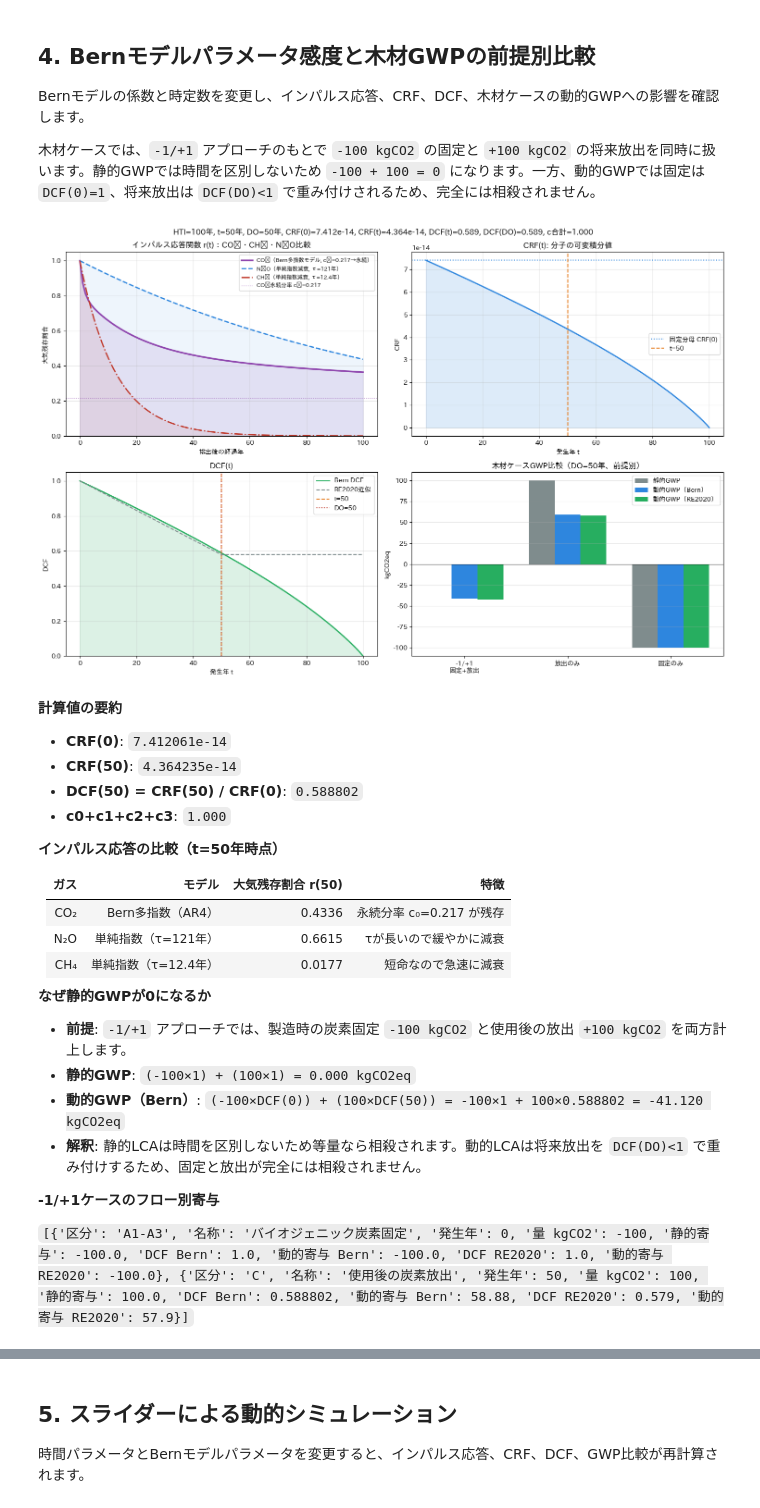
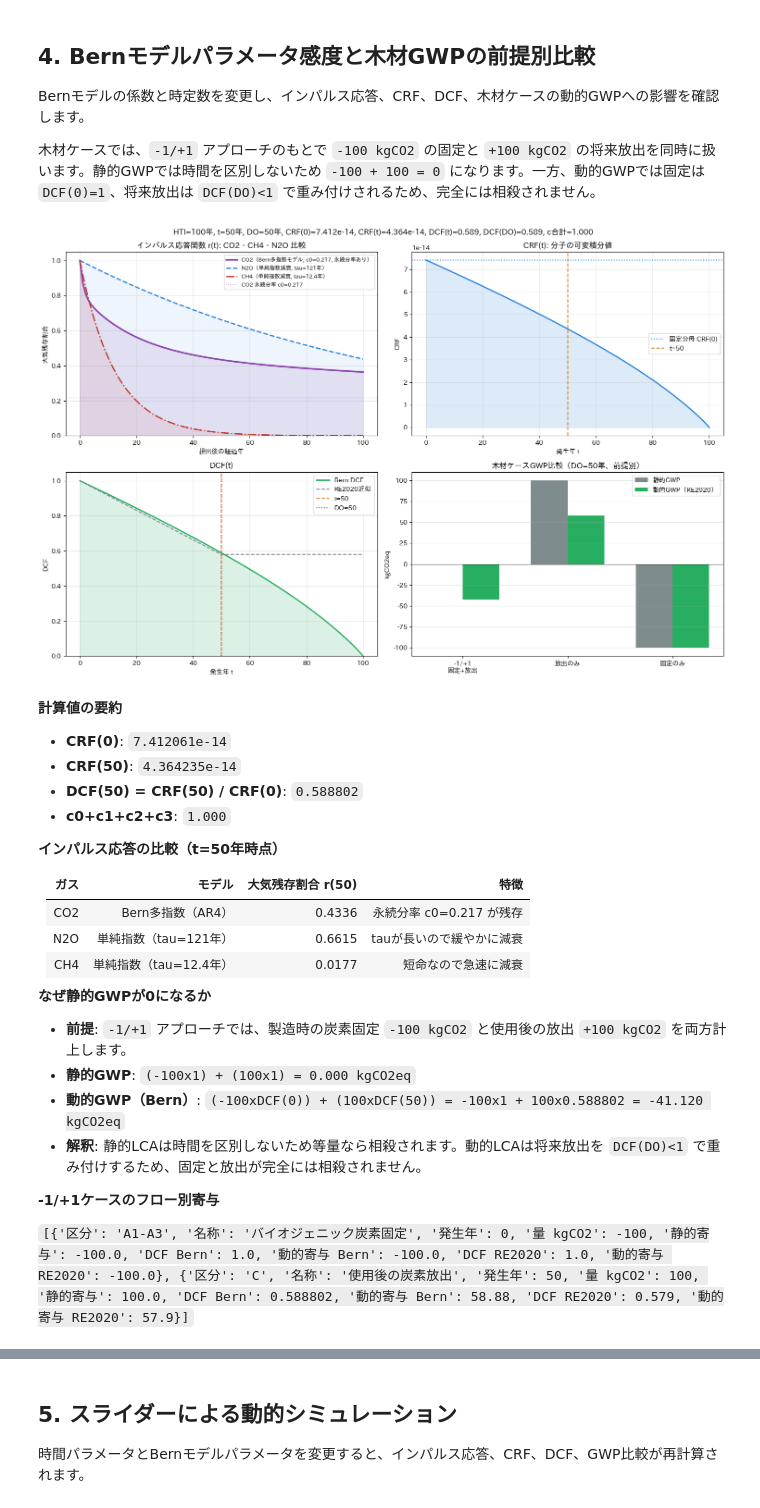
Before and after one commit to koji-lca/dynamic_lca_simulation, a Jupyter notebook: notebooks/dynamic_lca_visualization.ipynb, the cells around one changed output, grey strips where cells are left out. Cells and saved outputs as stored; diff of their text form; code cells hidden in the pictures.

```diff
--- a/notebooks/dynamic_lca_visualization.ipynb
+++ b/notebooks/dynamic_lca_visualization.ipynb
@@ -284,17 +436,17 @@ def simulate_bern_sensitivity(
 
     # --- axes[0,0]: インパルス応答 CO2 / CH4 / N2O 比較 ---
     axes[0, 0].plot(years, co2_response, color="#8e44ad", linewidth=2.5,
-                    label=f"CO₂（Bern多指数モデル, c₀={c0:.3f}→永続）")
+                    label=f"CO2（Bern多指数モデル, c0={c0:.3f}, 永続分率あり）")
     axes[0, 0].fill_between(years, co2_response, color="#8e44ad", alpha=0.12)
     axes[0, 0].plot(years, n2o_response, color="#2e86de", linewidth=2, linestyle="--",
-                    label="N₂O（単純指数減衰, τ=121年）")
+                    label="N2O（単純指数減衰, tau=121年）")
     axes[0, 0].fill_between(years, n2o_response, color="#2e86de", alpha=0.08)
     axes[0, 0].plot(years, ch4_response, color="#c0392b", linewidth=2, linestyle="-.",
-                    label="CH₄（単純指数減衰, τ=12.4年）")
+                    label="CH4（単純指数減衰, tau=12.4年）")
     axes[0, 0].fill_between(years, ch4_response, color="#c0392b", alpha=0.08)
     axes[0, 0].axhline(c0, color="#8e44ad", linestyle=":", linewidth=1, alpha=0.6,
-                       label=f"CO₂永続分率 c₀={c0:.3f}")
-    axes[0, 0].set_title("インパルス応答関数 r(t)：CO₂・CH₄・N₂O比較")
+                       label=f"CO2 永続分率 c0={c0:.3f}")
+    axes[0, 0].set_title("インパルス応答関数 r(t): CO2・CH4・N2O 比較")
     axes[0, 0].set_xlabel("排出後の経過年")
     axes[0, 0].set_ylabel("大気残存割合")
     axes[0, 0].set_ylim(0, 1.05)
@@ -323,19 +475,20 @@ def simulate_bern_sensitivity(
     axes[1, 0].grid(True, alpha=0.3)
     axes[1, 0].legend()
 
+    # --- axes[1,1]: 木材ケースGWP比較（静的GWP と RE2020動的GWPのみ）---
     x_labels = list(scenario_results.keys())
-    x_positions = range(len(x_labels))
-    width = 0.25
-    static_values = [scenario_results[name]["静的GWP"] for name in x_labels]
-    bern_values = [scenario_results[name]["動的GWP（Bern）"] for name in x_labels]
-    re2020_values = [scenario_results[name]["動的GWP（RE2020）"] for name in x_labels]
-    axes[1, 1].bar([x - width for x in x_positions], static_values, width=width, label="静的GWP", color="#7f8c8d")
-    axes[1, 1].bar(x_positions, bern_values, width=width, label="動的GWP（Bern）", color="#2e86de")
-    axes[1, 1].bar([x + width for x in x_positions], re2020_values, width=width, label="動的GWP（RE2020）", color="#27ae60")
+    x_positions = list(range(len(x_labels)))
+    width = 0.35
+    static_values  = [scenario_results[name]["静的GWP"]        for name in x_labels]
+    re2020_values  = [scenario_results[name]["動的GWP（RE2020）"] for name in x_labels]
+    axes[1, 1].bar([x - width / 2 for x in x_positions], static_values,
+                   width=width, label="静的GWP", color="#7f8c8d")
+    axes[1, 1].bar([x + width / 2 for x in x_positions], re2020_values,
+                   width=width, label="動的GWP（RE2020）", color="#27ae60")
     axes[1, 1].axhline(0, color="black", linewidth=0.8)
     axes[1, 1].set_title(f"木材ケースGWP比較（DO={do}年、前提別）")
     axes[1, 1].set_ylabel("kgCO2eq")
-    axes[1, 1].set_xticks(list(x_positions))
+    axes[1, 1].set_xticks(x_positions)
     axes[1, 1].set_xticklabels(x_labels)
     axes[1, 1].grid(True, axis="y", alpha=0.3)
     axes[1, 1].legend()
@@ -350,39 +503,39 @@ def simulate_bern_sensitivity(
     plt.tight_layout()
     plt.show()
 
-    static_formula = " + ".join([f"({flow.amount:.0f}×{flow.gwp:.0f})" for flow in base_flows])
-    dynamic_formula = f"(-100×DCF(0)) + (100×DCF({do})) = -100×1 + 100×{do_dcf:.6f}"
+    static_formula = " + ".join([f"({flow.amount:.0f}x{flow.gwp:.0f})" for flow in base_flows])
+    dynamic_formula = f"(-100xDCF(0)) + (100xDCF({do})) = -100x1 + 100x{do_dcf:.6f}"
     display(Markdown(f"""
 **計算値の要約**
 
 - **CRF(0)**: `{reference_crf:.6e}`
 - **CRF({t})**: `{selected_crf:.6e}`
 - **DCF({t}) = CRF({t}) / CRF(0)**: `{selected_dcf:.6f}`
 - **c0+c1+c2+c3**: `{coefficient_sum:.3f}`
 
 **インパルス応答の比較（t={t}年時点）**
 
 | ガス | モデル | 大気残存割合 r({t}) | 特徴 |
 |------|--------|-------------------|------|
-| CO₂ | Bern多指数（AR4） | {co2_response[min(t, hti)]:.4f} | 永続分率 c₀={c0:.3f} が残存 |
-| N₂O | 単純指数（τ=121年） | {n2o_at_t:.4f} | τが長いので緩やかに減衰 |
-| CH₄ | 単純指数（τ=12.4年） | {ch4_at_t:.4f} | 短命なので急速に減衰 |
+| CO2 | Bern多指数（AR4） | {co2_response[min(t, hti)]:.4f} | 永続分率 c0={c0:.3f} が残存 |
+| N2O | 単純指数（tau=121年） | {n2o_at_t:.4f} | tauが長いので緩やかに減衰 |
+| CH4 | 単純指数（tau=12.4年） | {ch4_at_t:.4f} | 短命なので急速に減衰 |
 
 **なぜ静的GWPが0になるか**
 
 - **前提**: `-1/+1` アプローチでは、製造時の炭素固定 `-100 kgCO2` と使用後の放出 `+100 kgCO2` を両方計上します。
 - **静的GWP**: `{static_formula} = {base_results['静的GWP']:.3f} kgCO2eq`
 - **動的GWP（Bern）**: `{dynamic_formula} = {base_results['動的GWP（Bern）']:.3f} kgCO2eq`
 - **解釈**: 静的LCAは時間を区別しないため等量なら相殺されます。動的LCAは将来放出を `DCF(DO)<1` で重み付けするため、固定と放出が完全には相殺されません。
 
 **-1/+1ケースのフロー別寄与**
 
 `{contribution_rows}`
 """))
 
 simulate_bern_sensitivity()
 # %% [output]
-[figure, old version]
+[figure, new version]
 
 **計算値の要約**
 
@@ -395,15 +548,15 @@ simulate_bern_sensitivity()
 
 | ガス | モデル | 大気残存割合 r(50) | 特徴 |
 |------|--------|-------------------|------|
-| CO₂ | Bern多指数（AR4） | 0.4336 | 永続分率 c₀=0.217 が残存 |
-| N₂O | 単純指数（τ=121年） | 0.6615 | τが長いので緩やかに減衰 |
-| CH₄ | 単純指数（τ=12.4年） | 0.0177 | 短命なので急速に減衰 |
+| CO2 | Bern多指数（AR4） | 0.4336 | 永続分率 c0=0.217 が残存 |
+| N2O | 単純指数（tau=121年） | 0.6615 | tauが長いので緩やかに減衰 |
+| CH4 | 単純指数（tau=12.4年） | 0.0177 | 短命なので急速に減衰 |
 
 **なぜ静的GWPが0になるか**
 
 - **前提**: `-1/+1` アプローチでは、製造時の炭素固定 `-100 kgCO2` と使用後の放出 `+100 kgCO2` を両方計上します。
-- **静的GWP**: `(-100×1) + (100×1) = 0.000 kgCO2eq`
-- **動的GWP（Bern）**: `(-100×DCF(0)) + (100×DCF(50)) = -100×1 + 100×0.588802 = -41.120 kgCO2eq`
+- **静的GWP**: `(-100x1) + (100x1) = 0.000 kgCO2eq`
+- **動的GWP（Bern）**: `(-100xDCF(0)) + (100xDCF(50)) = -100x1 + 100x0.588802 = -41.120 kgCO2eq`
 - **解釈**: 静的LCAは時間を区別しないため等量なら相殺されます。動的LCAは将来放出を `DCF(DO)<1` で重み付けするため、固定と放出が完全には相殺されません。
 
 **-1/+1ケースのフロー別寄与**
```
Also changed, not shown: parts of 6 cells of this notebook, 53 other files.
